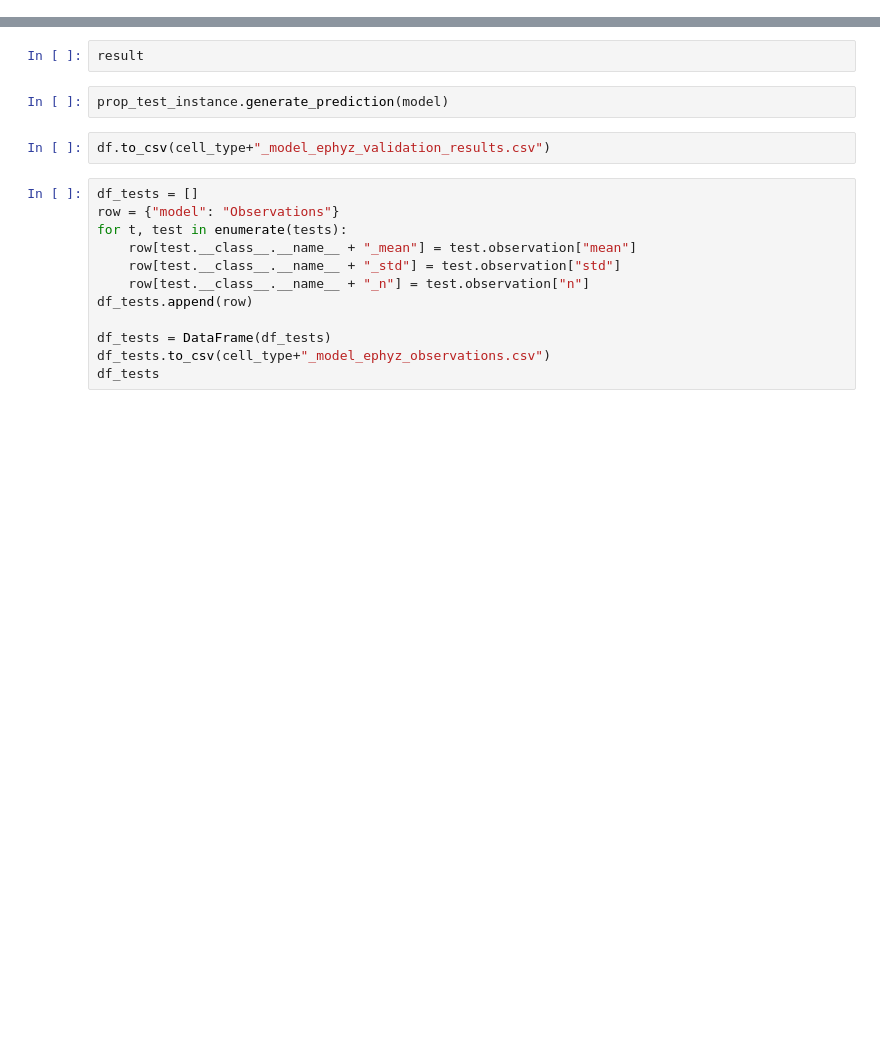
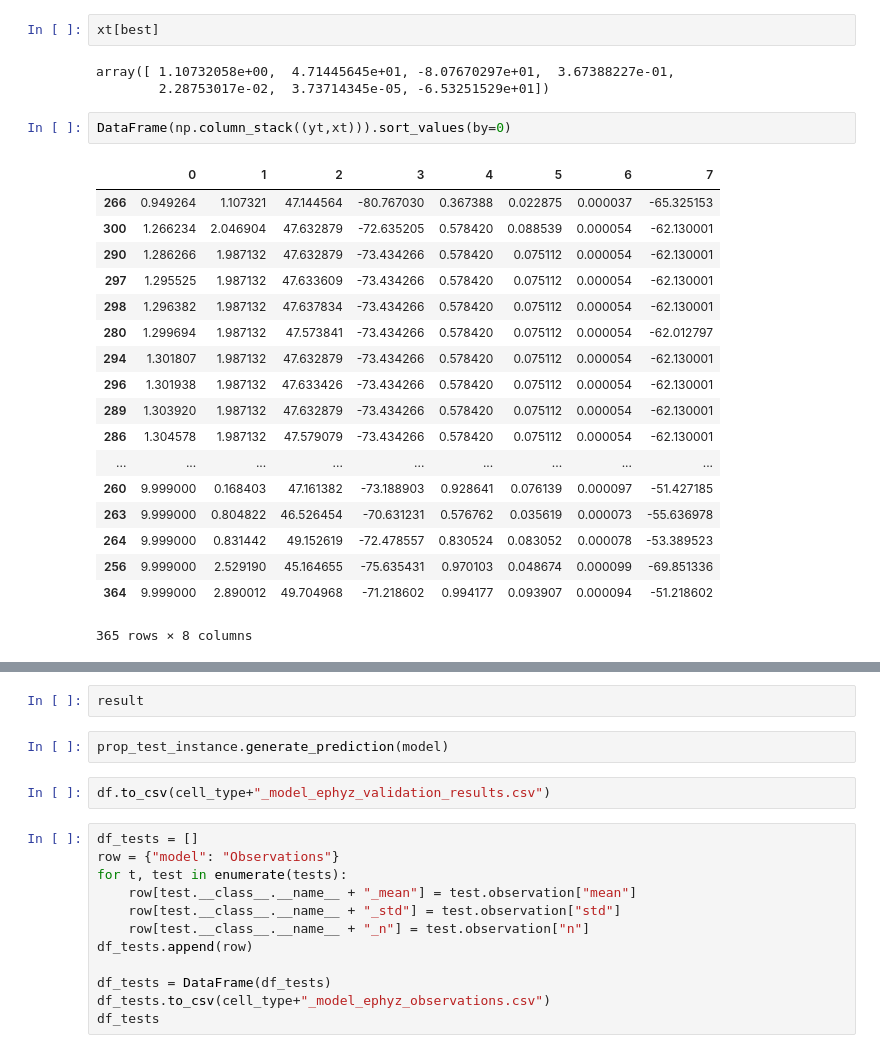
Before and after one commit to JustasB/OlfactoryBulb, a Jupyter notebook: ephyz-validation.ipynb, the cells around one changed output, grey strips where cells are left out. Drawn from its saved outputs; the diff is of its cells as text; blank space fills up the shorter version.

```diff
--- a/ephyz-validation.ipynb
+++ b/ephyz-validation.ipynb
@@ -157,0 +581,26 @@ dowork(work_items[0])
+# %%
+xt[best]
+# %% [output]
+array([ 1.10732058e+00,  4.71445645e+01, -8.07670297e+01,  3.67388227e-01,
+        2.28753017e-02,  3.73714345e-05, -6.53251529e+01])
+# %%
+DataFrame(np.column_stack((yt,xt))).sort_values(by=0)
+# %% [output]
+|  | 0 | 1 | 2 | 3 | 4 | 5 | 6 | 7 |
+| 266 | 0.949264 | 1.107321 | 47.144564 | -80.767030 | 0.367388 | 0.022875 | 0.000037 | -65.325153 |
+| 300 | 1.266234 | 2.046904 | 47.632879 | -72.635205 | 0.578420 | 0.088539 | 0.000054 | -62.130001 |
+| 290 | 1.286266 | 1.987132 | 47.632879 | -73.434266 | 0.578420 | 0.075112 | 0.000054 | -62.130001 |
+| 297 | 1.295525 | 1.987132 | 47.633609 | -73.434266 | 0.578420 | 0.075112 | 0.000054 | -62.130001 |
+| 298 | 1.296382 | 1.987132 | 47.637834 | -73.434266 | 0.578420 | 0.075112 | 0.000054 | -62.130001 |
+| 280 | 1.299694 | 1.987132 | 47.573841 | -73.434266 | 0.578420 | 0.075112 | 0.000054 | -62.012797 |
+| 294 | 1.301807 | 1.987132 | 47.632879 | -73.434266 | 0.578420 | 0.075112 | 0.000054 | -62.130001 |
+| 296 | 1.301938 | 1.987132 | 47.633426 | -73.434266 | 0.578420 | 0.075112 | 0.000054 | -62.130001 |
+| 289 | 1.303920 | 1.987132 | 47.632879 | -73.434266 | 0.578420 | 0.075112 | 0.000054 | -62.130001 |
+| 286 | 1.304578 | 1.987132 | 47.579079 | -73.434266 | 0.578420 | 0.075112 | 0.000054 | -62.130001 |
+| ... | ... | ... | ... | ... | ... | ... | ... | ... |
+| 260 | 9.999000 | 0.168403 | 47.161382 | -73.188903 | 0.928641 | 0.076139 | 0.000097 | -51.427185 |
+| 263 | 9.999000 | 0.804822 | 46.526454 | -70.631231 | 0.576762 | 0.035619 | 0.000073 | -55.636978 |
+| 264 | 9.999000 | 0.831442 | 49.152619 | -72.478557 | 0.830524 | 0.083052 | 0.000078 | -53.389523 |
+| 256 | 9.999000 | 2.529190 | 45.164655 | -75.635431 | 0.970103 | 0.048674 | 0.000099 | -69.851336 |
+| 364 | 9.999000 | 2.890012 | 49.704968 | -71.218602 | 0.994177 | 0.093907 | 0.000094 | -51.218602 |
+365 rows × 8 columns
```
Also changed, not shown: parts of 66 cells of this notebook, 14 other files.
